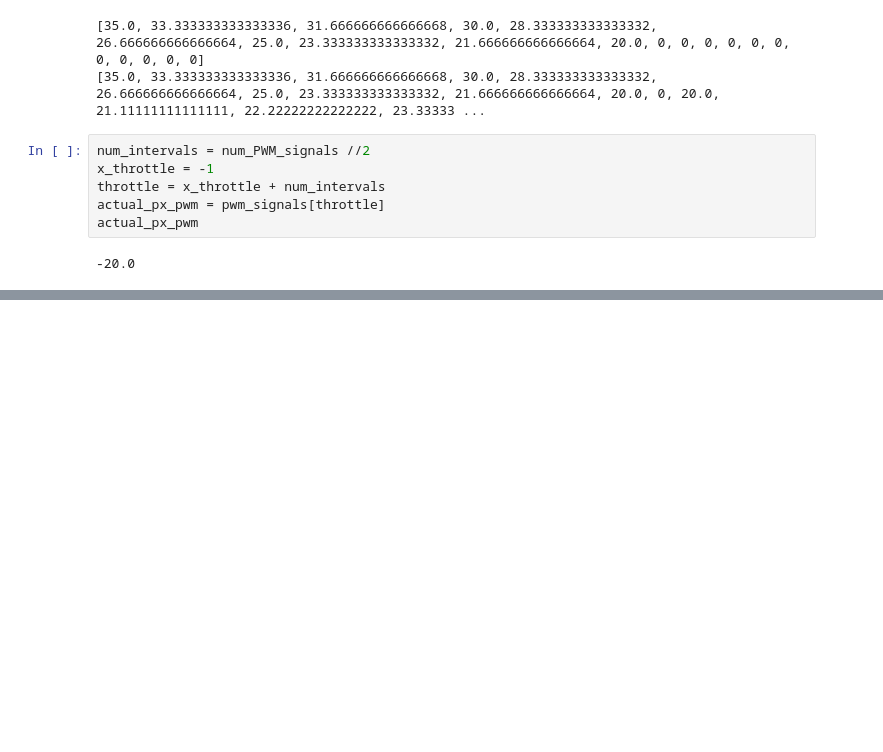
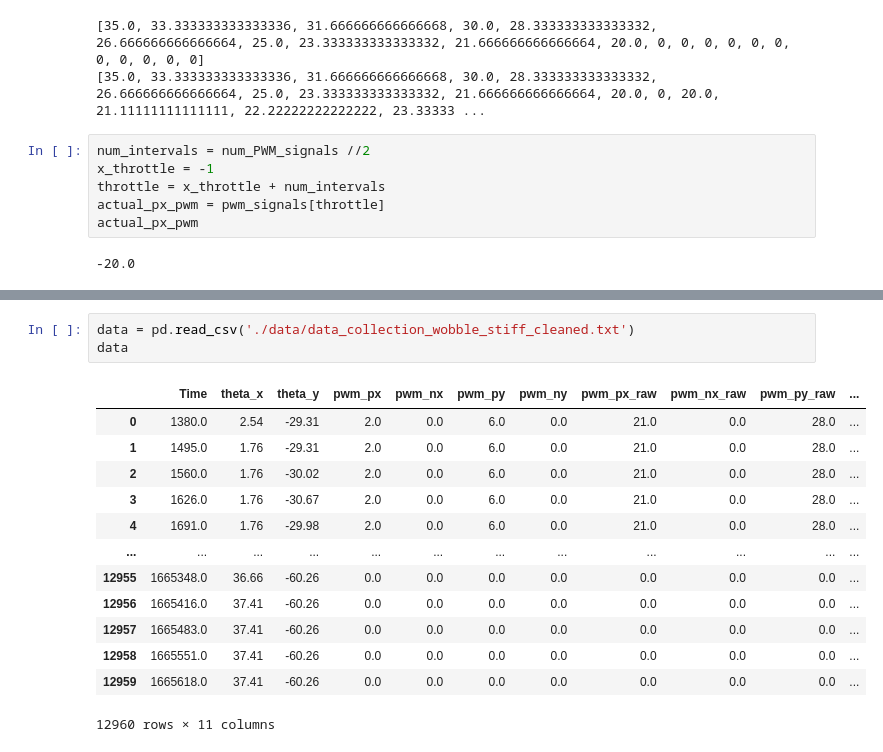
Before and after one commit to ansue1234/RobLimbFK, a Jupyter notebook: PWM_data_collection_debug.ipynb, the cells around one changed output, grey strips where cells are left out. Saved outputs shown, nothing was run; the diff lists cells and outputs as text; blank space fills up the shorter version.

```diff
--- a/PWM_data_collection_debug.ipynb
+++ b/PWM_data_collection_debug.ipynb
@@ -283,0 +299,17 @@ actual_px_pwm
+# %%
+data = pd.read_csv('./data/data_collection_wobble_stiff_cleaned.txt')
+data
+# %% [output]
+|  | Time | theta_x | theta_y | pwm_px | pwm_nx | pwm_py | pwm_ny | pwm_px_raw | pwm_nx_raw | pwm_py_raw | ... |
+| 0 | 1380.0 | 2.54 | -29.31 | 2.0 | 0.0 | 6.0 | 0.0 | 21.0 | 0.0 | 28.0 | ... |
+| 1 | 1495.0 | 1.76 | -29.31 | 2.0 | 0.0 | 6.0 | 0.0 | 21.0 | 0.0 | 28.0 | ... |
+| 2 | 1560.0 | 1.76 | -30.02 | 2.0 | 0.0 | 6.0 | 0.0 | 21.0 | 0.0 | 28.0 | ... |
+| 3 | 1626.0 | 1.76 | -30.67 | 2.0 | 0.0 | 6.0 | 0.0 | 21.0 | 0.0 | 28.0 | ... |
+| 4 | 1691.0 | 1.76 | -29.98 | 2.0 | 0.0 | 6.0 | 0.0 | 21.0 | 0.0 | 28.0 | ... |
+| ... | ... | ... | ... | ... | ... | ... | ... | ... | ... | ... | ... |
+| 12955 | 1665348.0 | 36.66 | -60.26 | 0.0 | 0.0 | 0.0 | 0.0 | 0.0 | 0.0 | 0.0 | ... |
+| 12956 | 1665416.0 | 37.41 | -60.26 | 0.0 | 0.0 | 0.0 | 0.0 | 0.0 | 0.0 | 0.0 | ... |
+| 12957 | 1665483.0 | 37.41 | -60.26 | 0.0 | 0.0 | 0.0 | 0.0 | 0.0 | 0.0 | 0.0 | ... |
+| 12958 | 1665551.0 | 37.41 | -60.26 | 0.0 | 0.0 | 0.0 | 0.0 | 0.0 | 0.0 | 0.0 | ... |
+| 12959 | 1665618.0 | 37.41 | -60.26 | 0.0 | 0.0 | 0.0 | 0.0 | 0.0 | 0.0 | 0.0 | ... |
+12960 rows × 11 columns
```
Also changed, not shown: parts of 6 cells of this notebook, 10 other files.
